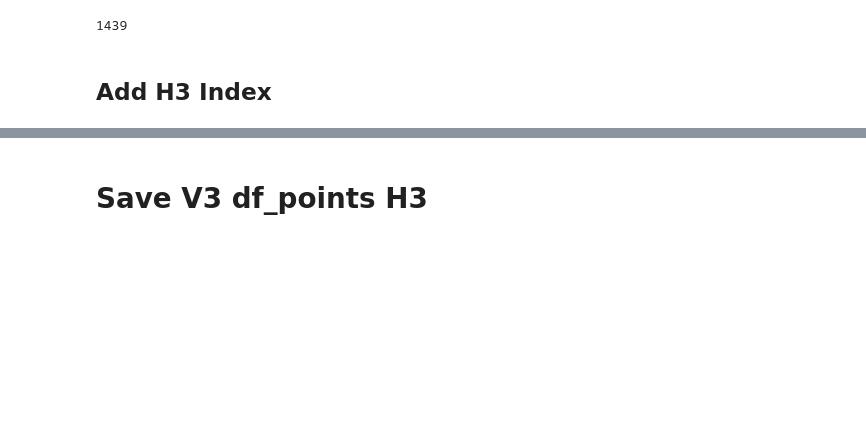
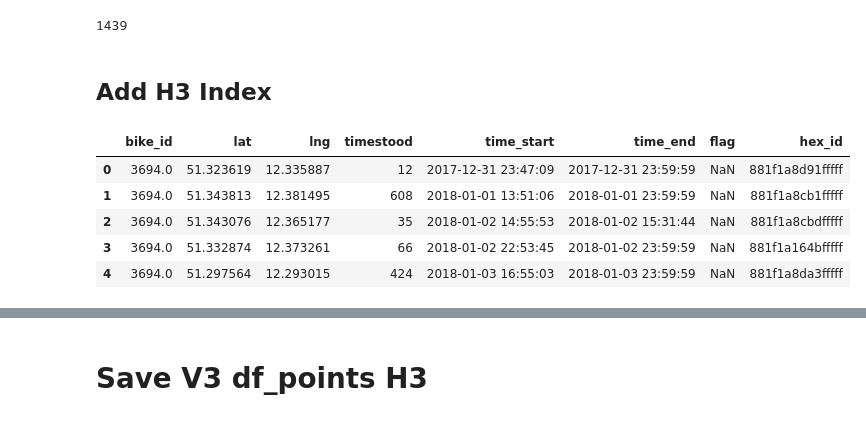
Before and after one commit to jw54kysa/bachelor_thesis_idle_time_prediction_nextbike, a Jupyter notebook: scripts/S0_create_final_df_points.ipynb, the cells around one changed output, grey strips where cells are left out. Cells and saved outputs as stored; diff of their text form; code cells hidden in the pictures; blank space fills up the shorter version.

```diff
--- a/scripts/S0_create_final_df_points.ipynb
+++ b/scripts/S0_create_final_df_points.ipynb
@@ -16,7 +16,7 @@ def importdata():
     pd.set_option('display.max_columns', None)
 
     # import Data
-    df01 = pd.read_csv('/Users/jonweske/devment/BA_nextbike/data/lendings_2020.csv')
+    df01 = pd.read_csv('/Users/jonweske/devment/BA_nextbike/data/lendings_2018.csv')
 
 
     df01 = df01[['bike_id', 'start_time', 'end_time', 'start_lat', 'start_lng', 'end_lat', 'end_lng']]
@@ -224,12 +217,19 @@ df_points['timestood'].max()
 # %%
 import h3
 
 #dfh3 = pd.read_csv('../data/df_points_2020_v2.csv')
 #dfh3['hex_id'] = 0
 #dfh3.head()
 
-df_points['hex_id'] = 0
+#df_points['hex_id'] = 0
 
 for ind in tqdm(df_points.index):
-    df_points['hex_id'][ind] = h3.geo_to_h3(df_points['lat'][ind], df_points['lng'][ind], 10)
+    df_points['hex_id'][ind] = h3.geo_to_h3(df_points['lat'][ind], df_points['lng'][ind], 8)
 df_points.head()
+# %% [output]
+|  | bike_id | lat | lng | timestood | time_start | time_end | flag | hex_id |
+| 0 | 3694.0 | 51.323619 | 12.335887 | 12 | 2017-12-31 23:47:09 | 2017-12-31 23:59:59 | NaN | 881f1a8d91fffff |
+| 1 | 3694.0 | 51.343813 | 12.381495 | 608 | 2018-01-01 13:51:06 | 2018-01-01 23:59:59 | NaN | 881f1a8cb1fffff |
+| 2 | 3694.0 | 51.343076 | 12.365177 | 35 | 2018-01-02 14:55:53 | 2018-01-02 15:31:44 | NaN | 881f1a8cbdfffff |
+| 3 | 3694.0 | 51.332874 | 12.373261 | 66 | 2018-01-02 22:53:45 | 2018-01-02 23:59:59 | NaN | 881f1a164bfffff |
+| 4 | 3694.0 | 51.297564 | 12.293015 | 424 | 2018-01-03 16:55:03 | 2018-01-03 23:59:59 | NaN | 881f1a8da3fffff |
```
Also changed, not shown: parts of 14 cells of this notebook, 4 other files.
